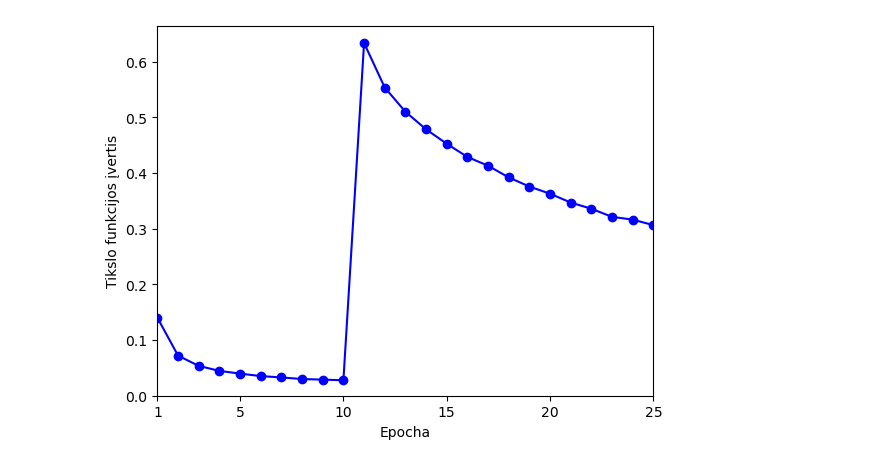
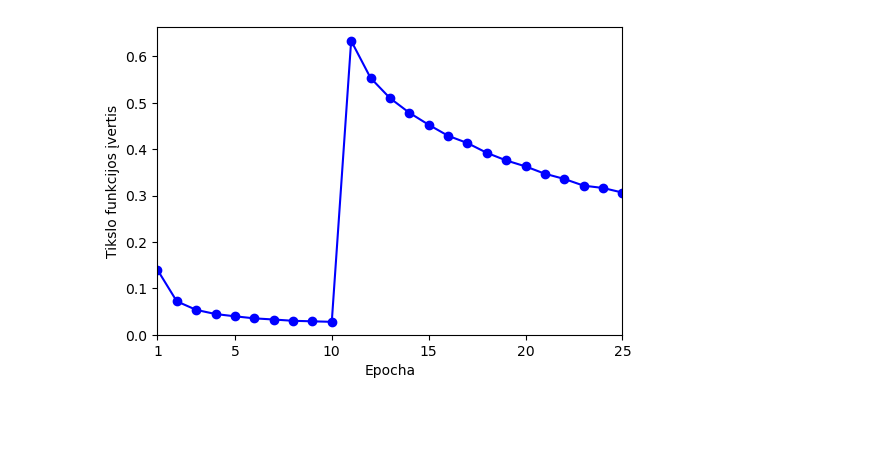
Before and after one commit to AugustinasMK/TheNextModel, a Jupyter notebook: FinalEvaluation/Loss.ipynb, the cells around one changed output. Cells and saved outputs as stored; diff of their text form; code cells hidden in the pictures; blank space fills up the shorter version.

```diff
--- a/FinalEvaluation/Loss.ipynb
+++ b/FinalEvaluation/Loss.ipynb
@@ -52,11 +54,12 @@ glv2_q_loss = [
 # %%
 plt.plot(epochs, glv2_q_loss, 'o-b')
 plt.xlim(1, 25)
 plt.ylim(bottom=0, top=None)
 plt.xticks([1, 5, 10, 15, 20, 25])
 plt.xlabel("Epocha")
 plt.ylabel("Tikslo funkcijos įvertis")
+plt.gcf().set_size_inches(6, 4)
 plt.savefig('./glv2_q_loss.eps', format='eps')
 plt.show()
 # %% [output]
-[figure, old version]
+[figure, new version]
```
Also changed, not shown: parts of 2 cells of this notebook, 14 other files.
